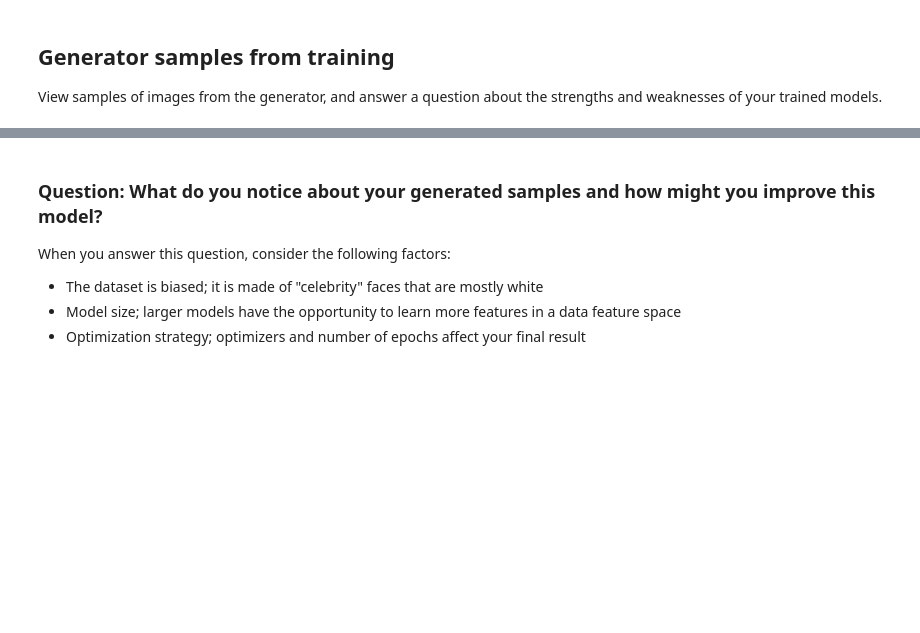
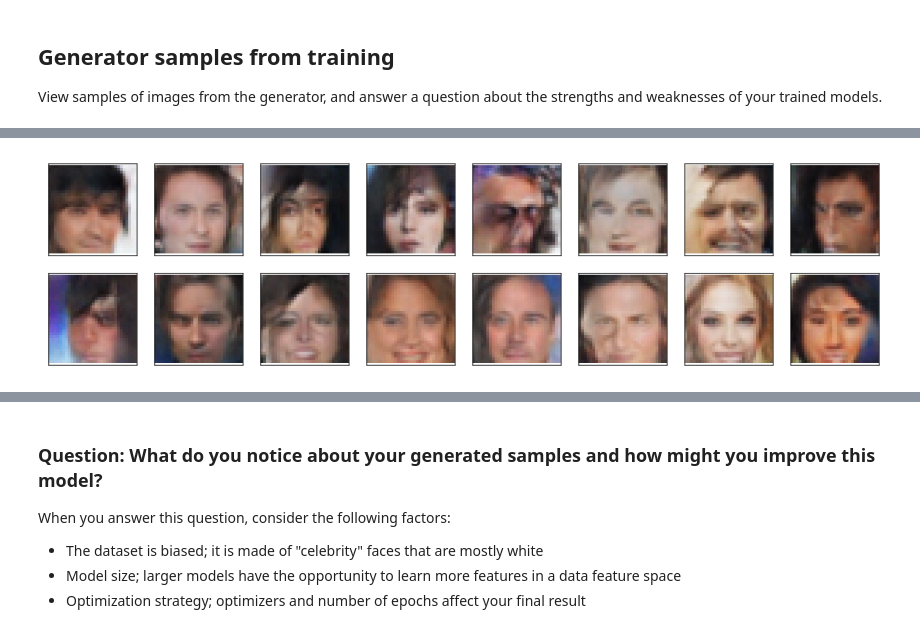
Before and after one commit to superkostya/deep-learning-v2-pytorch, a Jupyter notebook: project-face-generation/dlnd_face_generation.ipynb, the cells around one changed output, grey strips where cells are left out. Saved outputs shown, nothing was run; the diff lists cells and outputs as text; code cells hidden in the pictures; blank space fills up the shorter version.

```diff
--- a/project-face-generation/dlnd_face_generation.ipynb
+++ b/project-face-generation/dlnd_face_generation.ipynb
@@ -596,0 +697,4 @@ _ = view_samples(-1, samples)
+# %%
+_ = view_samples(4, samples)
+# %% [output]
+[figure, added]
```
Also changed, not shown: parts of 31 cells of this notebook, 1 other file.
